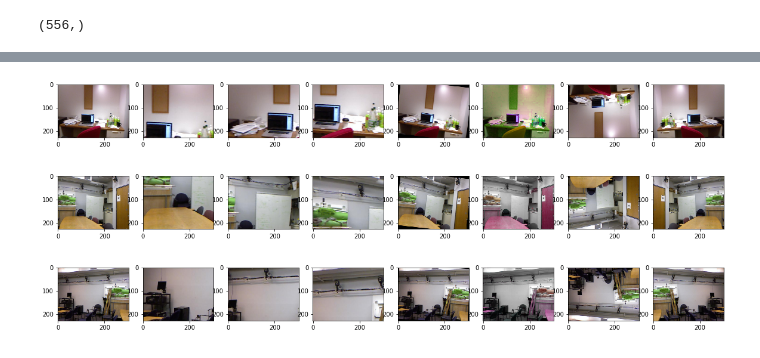
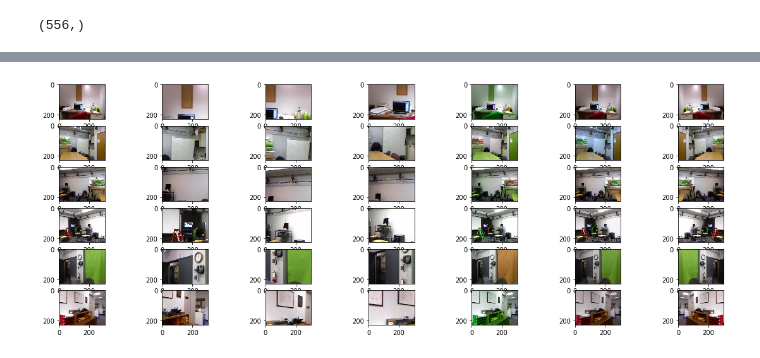
Before and after one commit to JeshDev/FCRN-DepthPrediction, a Jupyter notebook: Pre-processing.ipynb, the cells around one changed output, grey strips where cells are left out. Saved outputs shown, nothing was run; the diff lists cells and outputs as text; code cells hidden in the pictures.

```diff
--- a/Pre-processing.ipynb
+++ b/Pre-processing.ipynb
@@ -17,3 +20,9 @@ len(f['images'])
 # %% [output]
 <KeysViewHDF5 ['#refs#', '#subsystem#', 'accelData', 'depths', 'images', 'instances', 'labels', 'names', 'namesToIds', 'rawDepthFilenames', 'rawDepths', 'rawRgbFilenames', 'sceneTypes', 'scenes']>
 1449
+# %%
+import scipy.io
+path_to_sun3D = 'Sun3D_data/SUNRGBDtoolbox/SUNRGBDtoolbox/traintestSUNRGBD/allsplit.mat'
+f2 = scipy.io.loadmat(path_to_sun3D)
+print(f2.keys())
+len(f2['images'])
@@ -39,9 +50,7 @@ img__.size
 # %% [output]
 (640, 480)
 # %%
-from PIL import ImageOps
-
-border = (16, 16, 16, 16) # left, up, right, bottom
+border = (8, 6, 8, 6) # left, up, right, bottom
 cropped_img = ImageOps.crop(img__, border)
 
 plt.imshow(np.asarray(cropped_img))
@@ -133,10 +296,10 @@ python predict.py /media/sdb/jesh/AppProject/FCRN-DepthPrediction/tensorflow/mod
 import scipy.io
 
 official_split = scipy.io.loadmat('NYU_data/splits.mat')
-indices = np.squeeze(official_split['trainNdxs'], axis = 1)
+indices = np.squeeze(official_split['testNdxs'], axis = 1)
 #np.random.seed(0)
 #np.random.shuffle(indices)
 shuffled_indices, validation_indices = np.split(indices,[int(0.7 * len(indices))])
 shuffled_indices.shape, validation_indices.shape
-shuffled_indices.shape
+indices
 # %% [output]
@@ -144,2 +323,9 @@ shuffled_indices.shape
+# %%
+for index in indices:#test_indices:
+    dpth_file = f['depths'][index-1].T
+    #dpth = np.asarray(dpth_file)
+    #print('Index ' + str(index) + ' ---> ' + str(np.min(dpth)) + ' and ' + str(np.max(dpth)) )
+    if np.min(np.asarray(dpth_file)) < 0.7:
+        print(index)
 # %%
 test_indices = np.squeeze(official_split['testNdxs'], axis = 1)
@@ -467,13 +698,13 @@ immgs.shape
 # %%
-fig=plt.figure(figsize=(20,8))
-columns = 8
-rows = 3
+fig=plt.figure(figsize=(20,7))
+columns = 7
+rows = 6
 for i in range(0, columns*rows):
     fig.add_subplot(rows, columns, i+1)
     plt.imshow(immgs[i])
 plt.show()
 # %% [output]
-[figure, old version]
+[figure, new version]
 # %%
 fig=plt.figure(figsize=(20, 8))
 columns = 8
```
Also changed, not shown: parts of 30 cells of this notebook, 9 other files.
